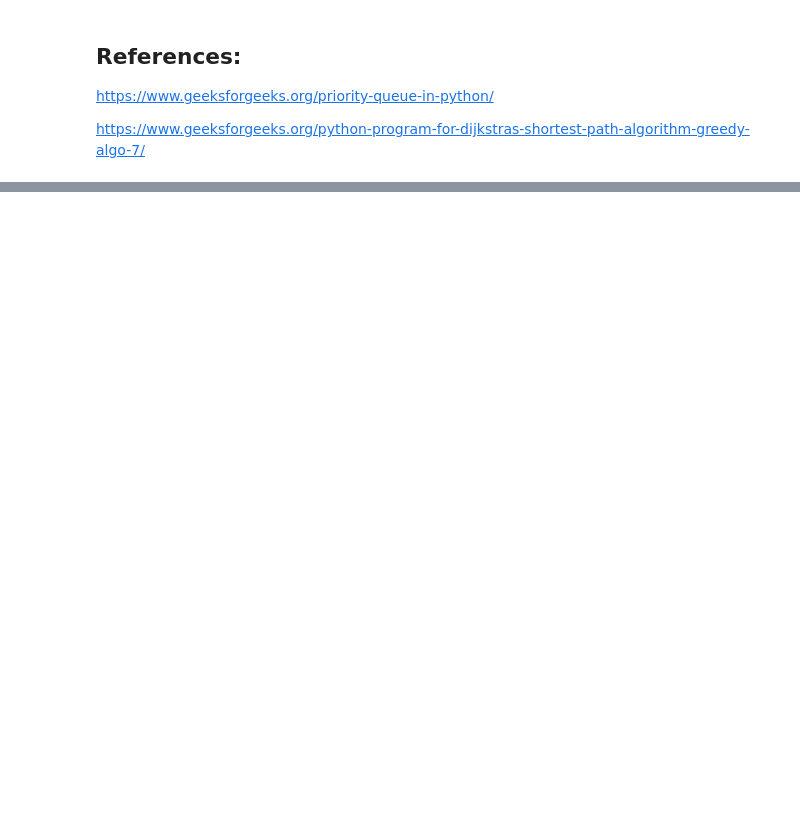
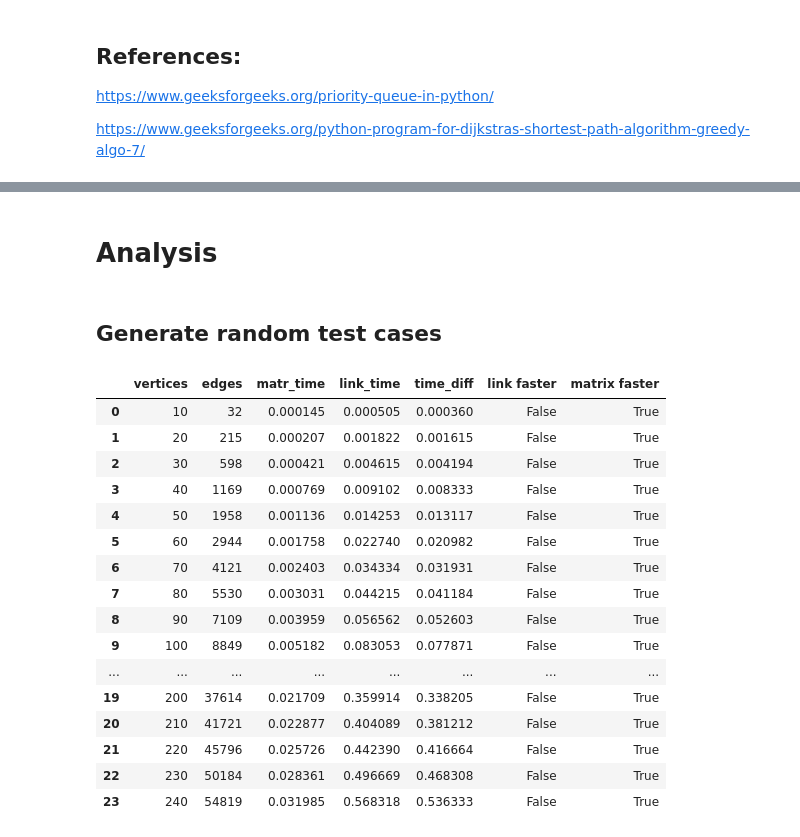
Before and after one commit to Kiriketsuki/CZ2101, a Jupyter notebook: Lab 2/dijkstra_algo.ipynb, the cells around one changed output, grey strips where cells are left out. Drawn from its saved outputs; the diff is of its cells as text; code cells hidden in the pictures; blank space fills up the shorter version.

```diff
--- a/Lab 2/dijkstra_algo.ipynb
+++ b/Lab 2/dijkstra_algo.ipynb
@@ -440,0 +688,4 @@ import random
+# %% [markdown]
+# Analysis
+# %% [markdown]
+## Generate random test cases
@@ -440,0 +773,22 @@ import random
+# %%
+test_set_0 = iterate_test_case(10, 250, 10)
+results_0 = run_test(test_set_0, False)
+results_0
+# %% [output]
+|  | vertices | edges | matr_time | link_time | time_diff | link faster | matrix faster |
+| 0 | 10 | 32 | 0.000145 | 0.000505 | 0.000360 | False | True |
+| 1 | 20 | 215 | 0.000207 | 0.001822 | 0.001615 | False | True |
+| 2 | 30 | 598 | 0.000421 | 0.004615 | 0.004194 | False | True |
+| 3 | 40 | 1169 | 0.000769 | 0.009102 | 0.008333 | False | True |
+| 4 | 50 | 1958 | 0.001136 | 0.014253 | 0.013117 | False | True |
+| 5 | 60 | 2944 | 0.001758 | 0.022740 | 0.020982 | False | True |
+| 6 | 70 | 4121 | 0.002403 | 0.034334 | 0.031931 | False | True |
+| 7 | 80 | 5530 | 0.003031 | 0.044215 | 0.041184 | False | True |
+| 8 | 90 | 7109 | 0.003959 | 0.056562 | 0.052603 | False | True |
+| 9 | 100 | 8849 | 0.005182 | 0.083053 | 0.077871 | False | True |
+| ... | ... | ... | ... | ... | ... | ... | ... |
+| 19 | 200 | 37614 | 0.021709 | 0.359914 | 0.338205 | False | True |
+| 20 | 210 | 41721 | 0.022877 | 0.404089 | 0.381212 | False | True |
+| 21 | 220 | 45796 | 0.025726 | 0.442390 | 0.416664 | False | True |
+| 22 | 230 | 50184 | 0.028361 | 0.496669 | 0.468308 | False | True |
+| 23 | 240 | 54819 | 0.031985 | 0.568318 | 0.536333 | False | True |
```
Also changed, not shown: parts of 36 cells of this notebook.
